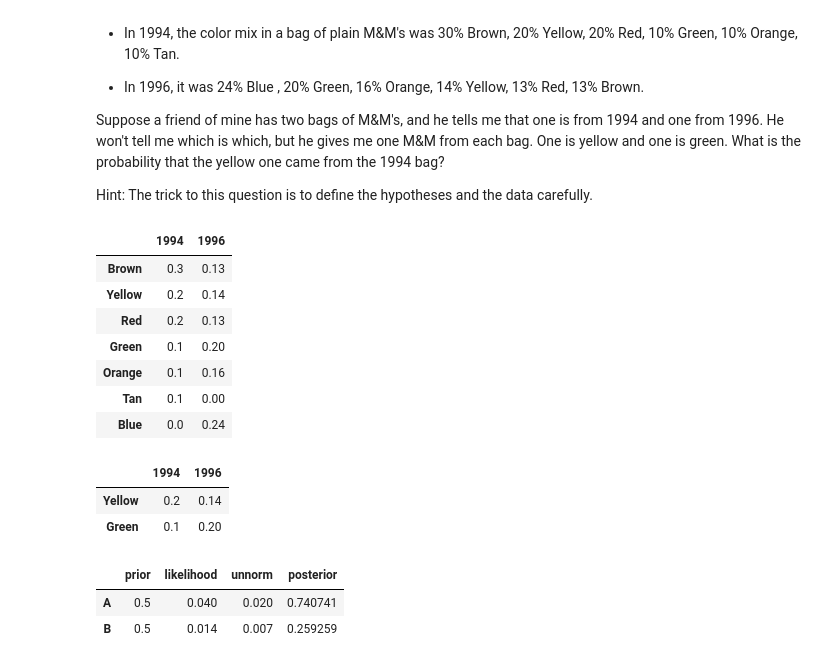
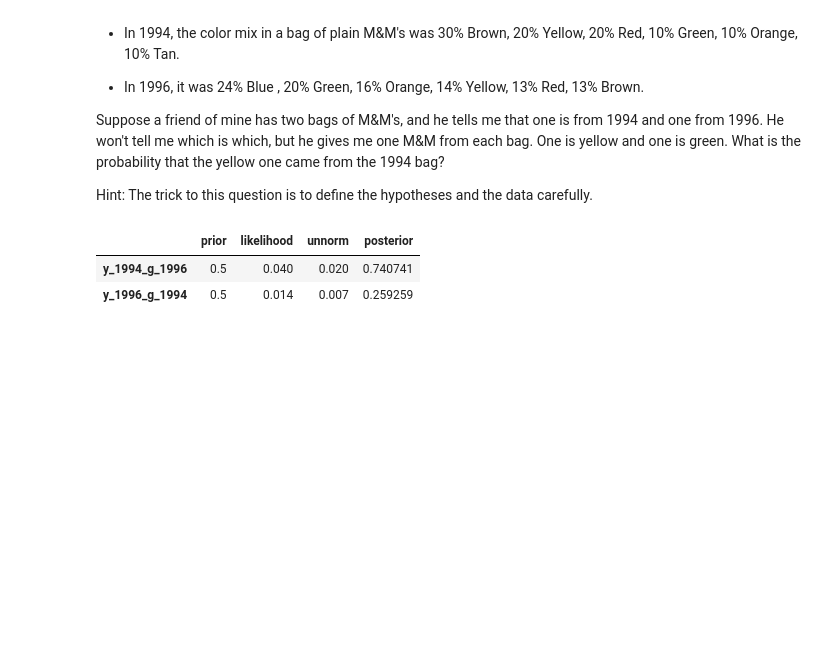
Before and after one commit to dmitrymailk/ThinkBayes2, a Jupyter notebook: notebooks/chap02.ipynb, the cells around one changed output. Cells and saved outputs as stored; diff of their text form; code cells hidden in the pictures; blank space fills up the shorter version.

```diff
--- a/notebooks/chap02.ipynb
+++ b/notebooks/chap02.ipynb
@@ -416,41 +458,12 @@ from the 1994 bag?
 Hint: The trick to this question is to define the hypotheses and the data carefully.
 # %%
 # Solution goes here
-table8 = pd.DataFrame(index=["Brown","Yellow","Red","Green","Orange","Tan", "Blue",])
-table8['1994'] = 0.3, 0.2, 0.2, 0.1, 0.1, 0.1, 0
-table8['1996'] = 0.13, 0.14, 0.13, 0.20, 0.16, 0, 0.24
+table8 = pd.DataFrame(index=["y_1994_g_1996", "y_1996_g_1994"])
+table8['prior'] = 1/2
+table8['likelihood'] = 0.2*0.2, 0.14*0.1
+update(table8)
 table8
 # %% [output]
-|  | 1994 | 1996 |
-| Brown | 0.3 | 0.13 |
-| Yellow | 0.2 | 0.14 |
-| Red | 0.2 | 0.13 |
-| Green | 0.1 | 0.20 |
-| Orange | 0.1 | 0.16 |
-| Tan | 0.1 | 0.00 |
-| Blue | 0.0 | 0.24 |
+|  | prior | likelihood | unnorm | posterior |
+| y_1994_g_1996 | 0.5 | 0.040 | 0.020 | 0.740741 |
+| y_1996_g_1994 | 0.5 | 0.014 | 0.007 | 0.259259 |
-# %%
-# Solution goes here
-table8 = pd.DataFrame(index=["Yellow","Green"])
-table8['1994'] = 0.2, 0.1
-table8['1996'] = 0.14, 0.2
-table8
-# %% [output]
-|  | 1994 | 1996 |
-| Yellow | 0.2 | 0.14 |
-| Green | 0.1 | 0.20 |
-# %%
-# Hypotheses:
-# A: yellow from 94, green from 96
-# B: yellow from 96, green from 94
-
-table8 = pd.DataFrame(index=['A', 'B'])
-table8['prior'] = 1/2
-table8['likelihood'] = 0.2*0.2, 0.14*0.1
-
-update(table8)
-table8
-# %% [output]
-|  | prior | likelihood | unnorm | posterior |
-| A | 0.5 | 0.040 | 0.020 | 0.740741 |
-| B | 0.5 | 0.014 | 0.007 | 0.259259 |
```
Also changed, not shown: parts of 9 cells of this notebook.
